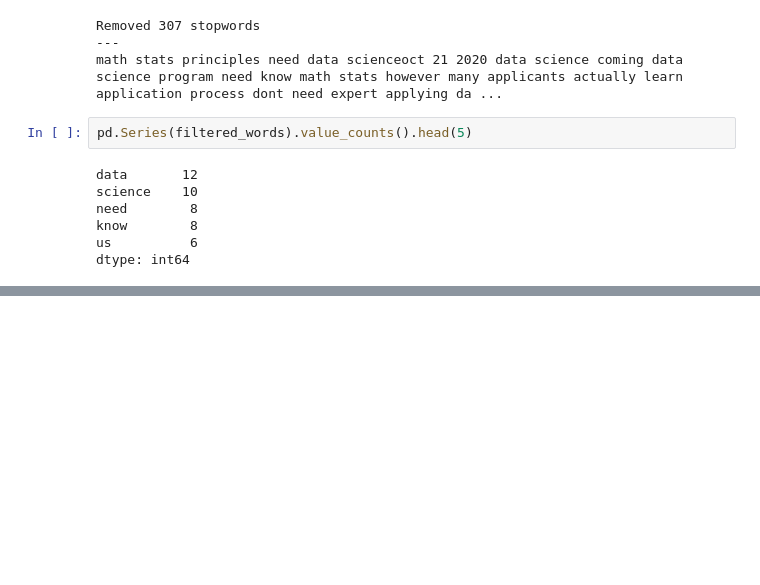
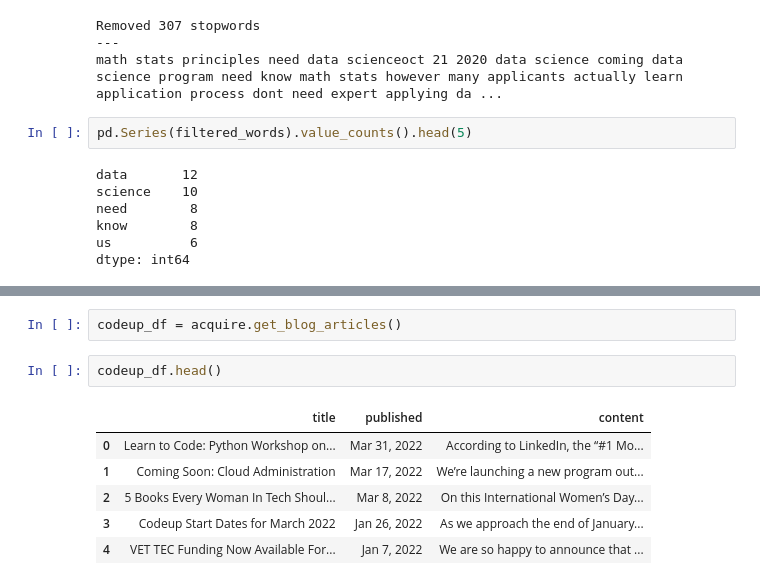
Before and after one commit to CodeupClassroom/innis-nlp-exercises, a Jupyter notebook: nlp_prepare.ipynb, the cells around one changed output, grey strips where cells are left out. Saved outputs shown, nothing was run; the diff lists cells and outputs as text; blank space fills up the shorter version.

```diff
--- a/nlp_prepare.ipynb
+++ b/nlp_prepare.ipynb
@@ -441,0 +538,11 @@ In this exercise we will be defining some functions to prepare textual data. The
+# %%
+codeup_df = acquire.get_blog_articles()
+# %%
+codeup_df.head()
+# %% [output]
+|  | title | published | content |
+| 0 | Learn to Code: Python Workshop on... | Mar 31, 2022 | According to LinkedIn, the “#1 Mo... |
+| 1 | Coming Soon: Cloud Administration | Mar 17, 2022 | We’re launching a new program out... |
+| 2 | 5 Books Every Woman In Tech Shoul... | Mar 8, 2022 | On this International Women’s Day... |
+| 3 | Codeup Start Dates for March 2022 | Jan 26, 2022 | As we approach the end of January... |
+| 4 | VET TEC Funding Now Available For... | Jan 7, 2022 | We are so happy to announce that ... |
```
Also changed, not shown: parts of 34 cells of this notebook, 2 other files.
